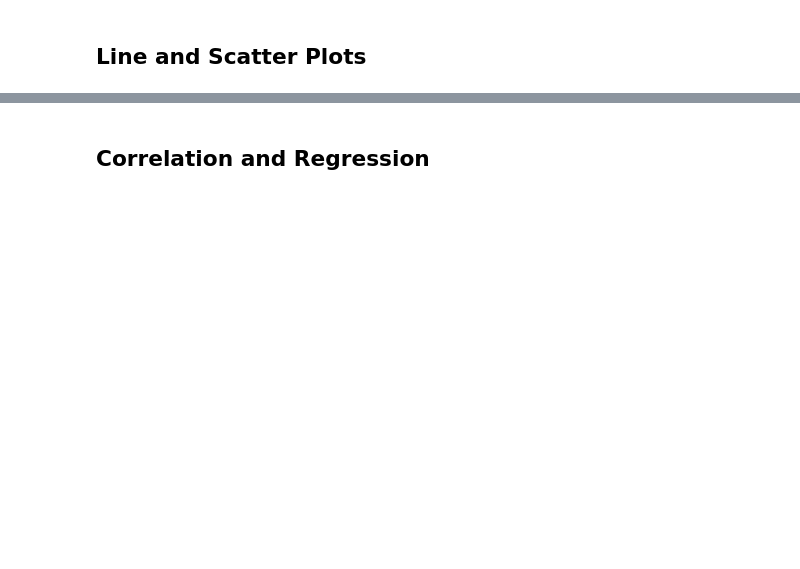
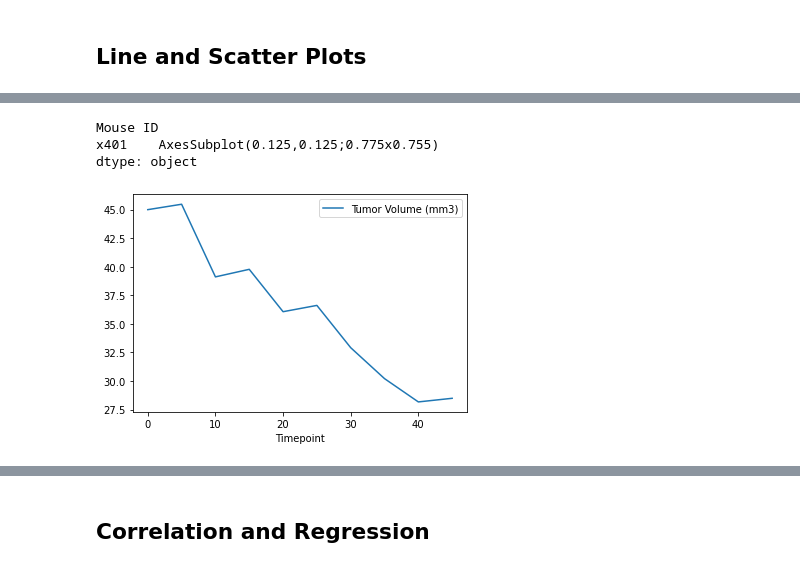
Before and after one commit to sgaetz1/matplotlib-challenge, a Jupyter notebook: pymaceuticals.ipynb, the cells around one changed output, grey strips where cells are left out. Cells and saved outputs as stored; diff of their text form; code cells hidden in the pictures; blank space fills up the shorter version.

```diff
--- a/pymaceuticals.ipynb
+++ b/pymaceuticals.ipynb
@@ -200,0 +274,15 @@ TypeError: 'method' object is not subscriptable
+# %%
+# Choose a mouse from the mice list from index 0-24
+mouse = mice[1]
+capo = df.loc[ df['Mouse ID'] == mouse]
+group = capo.groupby('Mouse ID')
+
+# Make the line plot for a mouse
+x_axis = 'Timepoint'
+y_axis = 'Tumor Volume (mm3)'
+group.plot.line(x_axis, y_axis)
+# %% [output]
+Mouse ID
+x401    AxesSubplot(0.125,0.125;0.775x0.755)
+dtype: object
+[figure, added]
```
Also changed, not shown: parts of 11 cells of this notebook.
